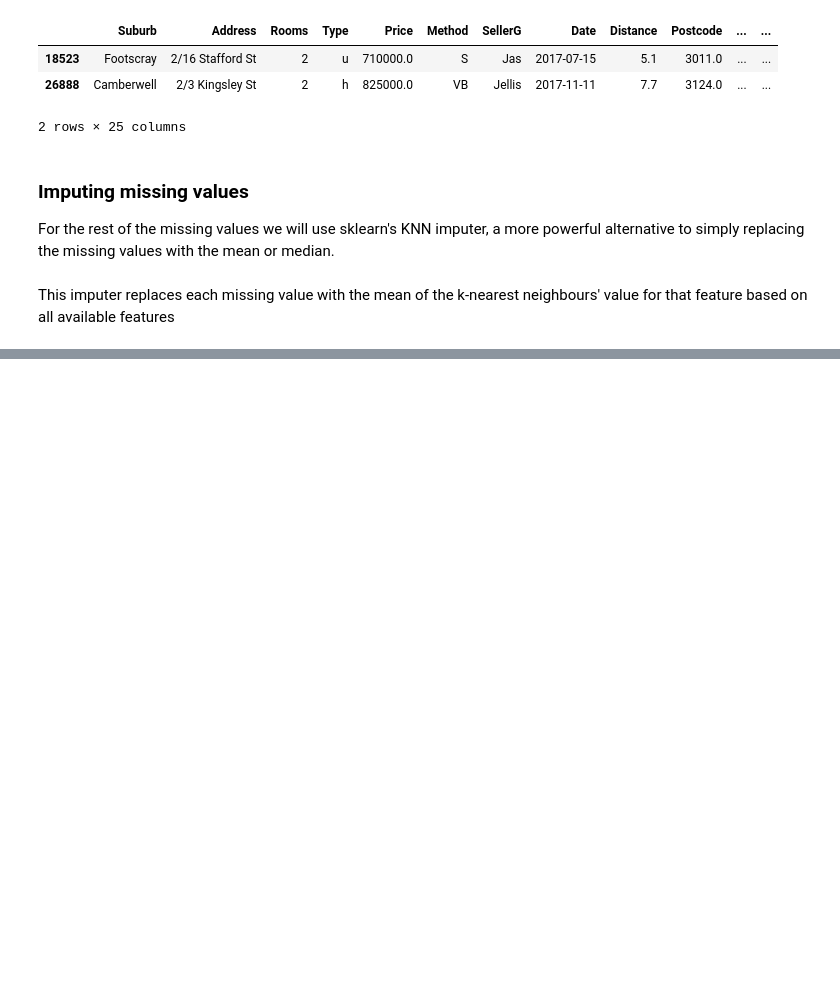
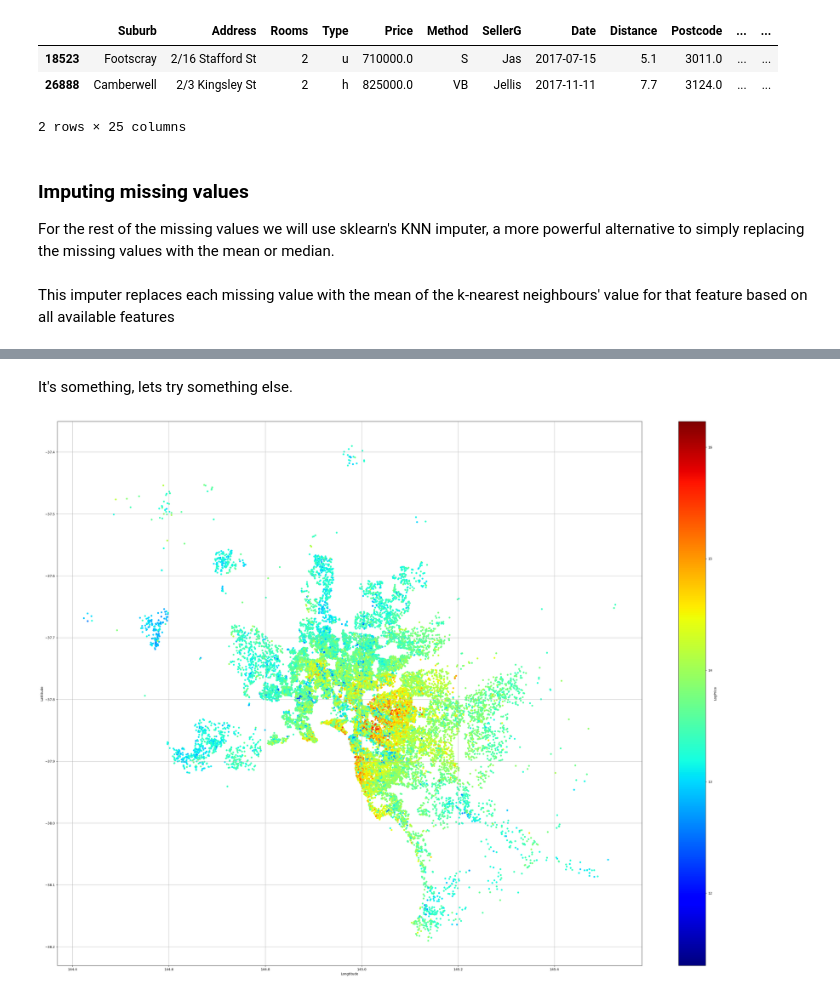
Before and after one commit to Noha-Jung3/Melbourne-Housing-Price-Prediction, a Jupyter notebook: EDA and Predictions.ipynb, the cells around one changed output, grey strips where cells are left out. Cells and saved outputs as stored; diff of their text form; code cells hidden in the pictures; blank space fills up the shorter version.

```diff
--- a/EDA and Predictions.ipynb
+++ b/EDA and Predictions.ipynb
@@ -407,0 +448,9 @@ housing[num_cols] = imputer.fit_transform(housing[num_cols])
+# %% [markdown]
+It's something, lets try something else.
+# %%
+housing.plot(kind="scatter", x="Longtitude", y="Lattitude", grid=True,
+c="LogPrice", cmap="jet", colorbar=True,
+legend=True, sharex=False, figsize=(40, 30))
+plt.show()
+# %% [output]
+[figure, added]
```
Also changed, not shown: parts of 11 cells of this notebook.
